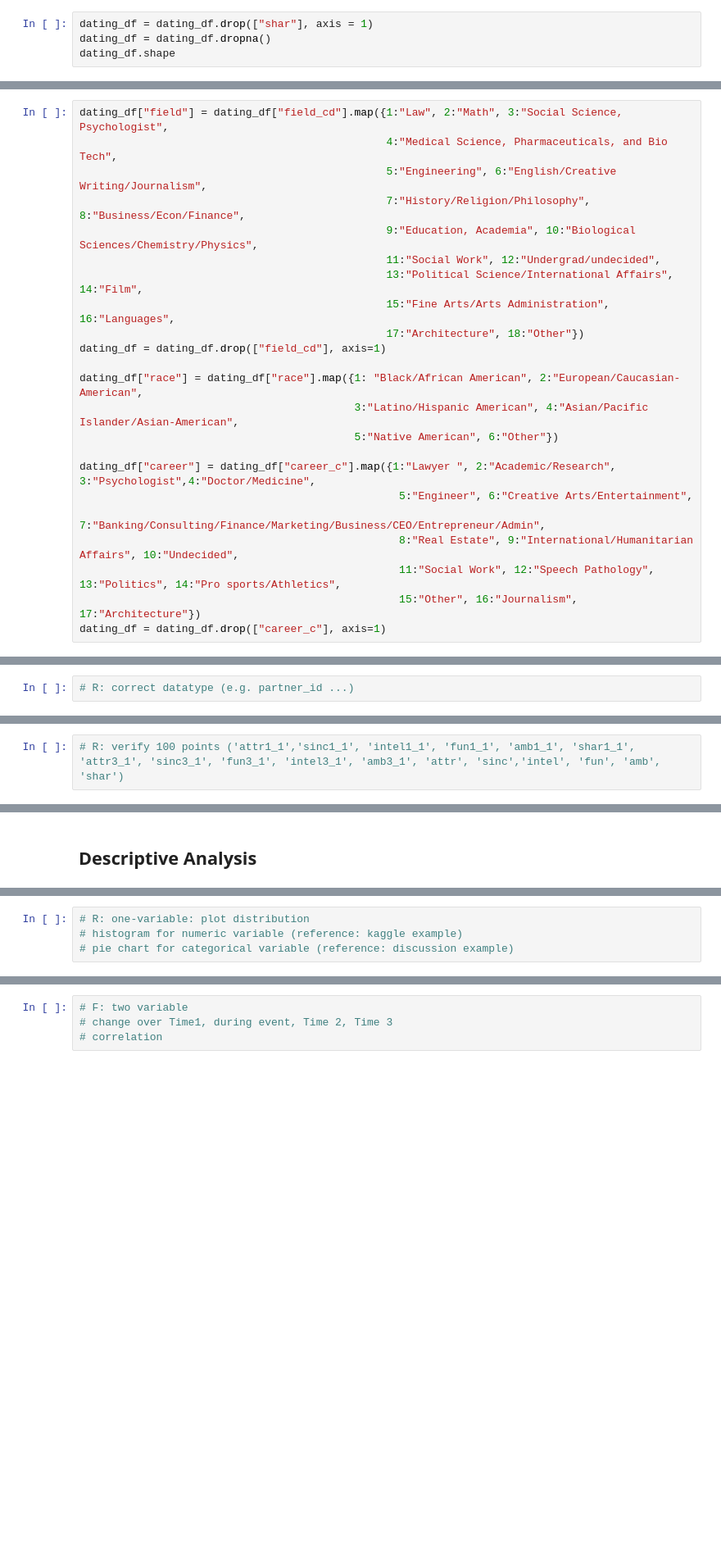
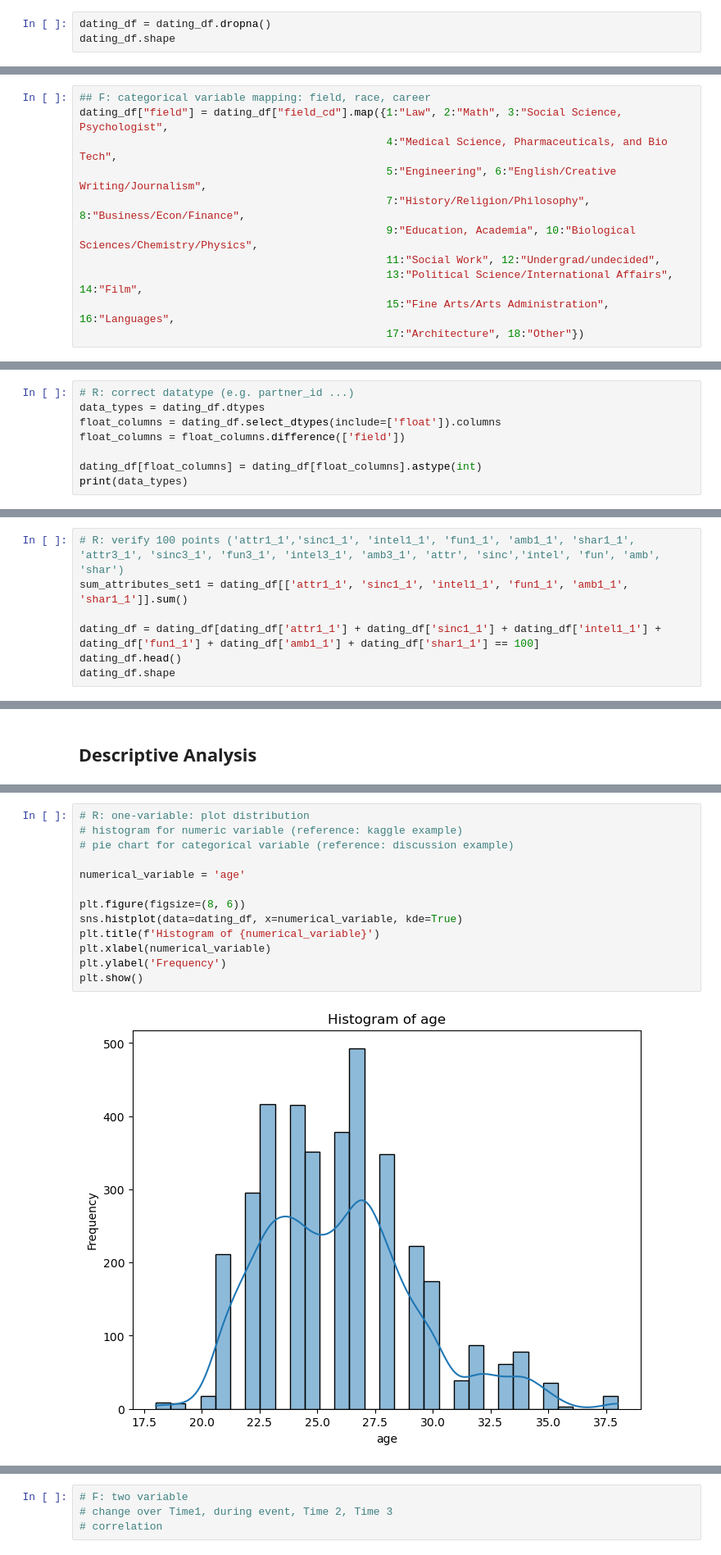
Before and after one commit to flaviafafa/speed_dating_project, a Jupyter notebook: data_processing/Phase2.ipynb, the cells around one changed output, grey strips where cells are left out. Shown at 82% size. Saved outputs shown, nothing was run; the diff lists cells and outputs as text; blank space fills up the shorter version.

Commit message:
Update Phase2.ipynb
draw the graph for one-variable and soma data cleaning

```diff
--- a/data_processing/Phase2.ipynb
+++ b/data_processing/Phase2.ipynb
@@ -138,7 +168,6 @@ for col in dating_df:
 # %% [markdown]
 Next, let's see how many rows would be left if all rows with any missing values were dropped.
 # %%
-dating_df = dating_df.drop(["shar"], axis = 1)
 dating_df = dating_df.dropna()
 dating_df.shape
 # %% [output]
@@ -152,4 +179,5 @@ We also noticed that some categorical variables were coded as integers (e.g., fi
 # %%
+## F: categorical variable mapping: field, race, career
 dating_df["field"] = dating_df["field_cd"].map({1:"Law", 2:"Math", 3:"Social Science, Psychologist",
                                                 4:"Medical Science, Pharmaceuticals, and Bio Tech",
                                                 5:"Engineering", 6:"English/Creative Writing/Journalism",
@@ -159,20 +187,13 @@ dating_df["field"] = dating_df["field_cd"].map({1:"Law", 2:"Math", 3:"Social Sci
                                                 13:"Political Science/International Affairs", 14:"Film",
                                                 15:"Fine Arts/Arts Administration", 16:"Languages",
                                                 17:"Architecture", 18:"Other"})
-dating_df = dating_df.drop(["field_cd"], axis=1)
-
-dating_df["race"] = dating_df["race"].map({1: "Black/African American", 2:"European/Caucasian-American",
-                                           3:"Latino/Hispanic American", 4:"Asian/Pacific Islander/Asian-American",
-                                           5:"Native American", 6:"Other"})
-
-dating_df["career"] = dating_df["career_c"].map({1:"Lawyer ", 2:"Academic/Research", 3:"Psychologist",4:"Doctor/Medicine",
-                                                  5:"Engineer", 6:"Creative Arts/Entertainment",
-                                                  7:"Banking/Consulting/Finance/Marketing/Business/CEO/Entrepreneur/Admin",
-                                                  8:"Real Estate", 9:"International/Humanitarian Affairs", 10:"Undecided",
-                                                  11:"Social Work", 12:"Speech Pathology", 13:"Politics", 14:"Pro sports/Athletics",
-                                                  15:"Other", 16:"Journalism", 17:"Architecture"})
-dating_df = dating_df.drop(["career_c"], axis=1)
 # %% [markdown]
 ### Convert data types
 # %%
 # R: correct datatype (e.g. partner_id ...)
+data_types = dating_df.dtypes
+float_columns = dating_df.select_dtypes(include=['float']).columns
+float_columns = float_columns.difference(['field'])
+
+dating_df[float_columns] = dating_df[float_columns].astype(int)
+print(data_types)
@@ -180,3 +219,8 @@ dating_df = dating_df.drop(["career_c"], axis=1)
 ### Remove inaccurate data points
 # %%
 # R: verify 100 points ('attr1_1','sinc1_1', 'intel1_1', 'fun1_1', 'amb1_1', 'shar1_1', 'attr3_1', 'sinc3_1', 'fun3_1', 'intel3_1', 'amb3_1', 'attr', 'sinc','intel', 'fun', 'amb', 'shar')
+sum_attributes_set1 = dating_df[['attr1_1', 'sinc1_1', 'intel1_1', 'fun1_1', 'amb1_1', 'shar1_1']].sum()
+
+dating_df = dating_df[dating_df['attr1_1'] + dating_df['sinc1_1'] + dating_df['intel1_1'] + dating_df['fun1_1'] + dating_df['amb1_1'] + dating_df['shar1_1'] == 100]
+dating_df.head()
+dating_df.shape
@@ -279,4 +265,15 @@ dating_df.shape
 # %%
 # R: one-variable: plot distribution
 # histogram for numeric variable (reference: kaggle example)
 # pie chart for categorical variable (reference: discussion example)
+
+numerical_variable = 'age'
+
+plt.figure(figsize=(8, 6))
+sns.histplot(data=dating_df, x=numerical_variable, kde=True)
+plt.title(f'Histogram of {numerical_variable}')
+plt.xlabel(numerical_variable)
+plt.ylabel('Frequency')
+plt.show()
+# %% [output]
+[figure, added]
```
Also changed, not shown: parts of 35 cells of this notebook.
